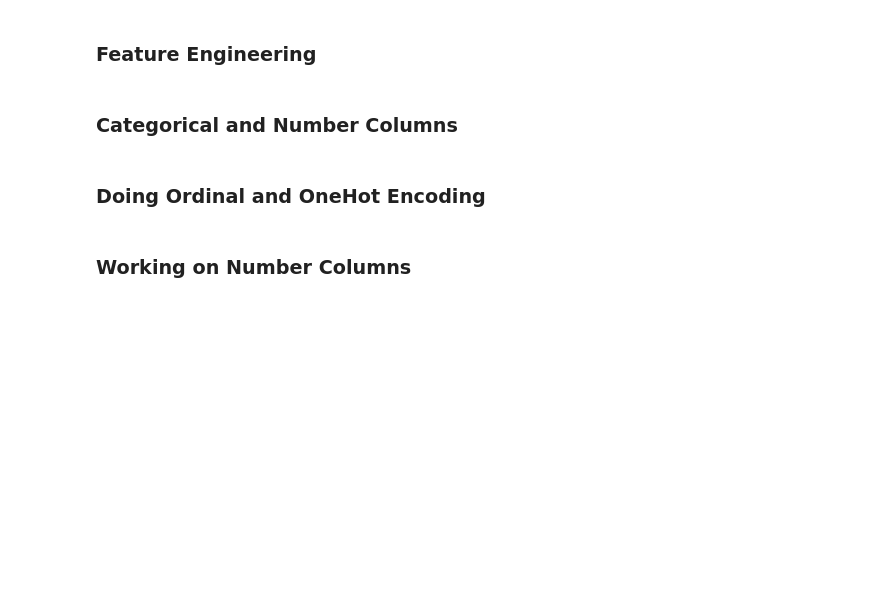
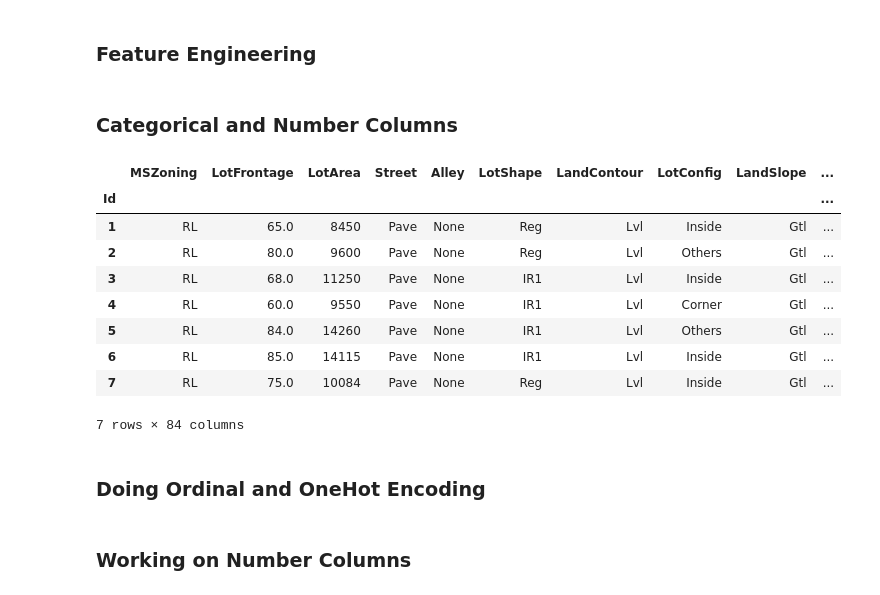
Before and after one commit to antirrabia/Data-Mining, a Jupyter notebook: notebooks/HousePrices(Final).ipynb, the cells around one changed output. Saved outputs shown, nothing was run; the diff lists cells and outputs as text; code cells hidden in the pictures; blank space fills up the shorter version.

```diff
--- a/notebooks/HousePrices(Final).ipynb
+++ b/notebooks/HousePrices(Final).ipynb
@@ -396,13 +396,15 @@ def features_engineering(all_data):
     # merging the clusters with the data frame
     # we got a 'nan' cluster becouse 'MSSubClass' in test
     # has a '150' class that is just in test
-    all_data = all_data.merge(nei_cluster, how='left', on='Neighborhood')
-    all_data.drop(columns='Neighborhood', inplace=True)
+    all_data = all_data.reset_index().merge(nei_cluster, how='left', on='Neighborhood').set_index('Id')
+    # all_data.drop(columns='Neighborhood', inplace=True)
 
-    all_data = all_data.merge(mss_cluster, how='left', on='MSSubClass')
-    all_data.drop(columns='MSSubClass', inplace=True)
+    all_data = all_data.reset_index().merge(mss_cluster, how='left', on='MSSubClass').set_index('Id')
 
-    all_data.reset_index(drop=True, inplace=True)
+    # dropping old columns
+    all_data.drop(columns=['Neighborhood', 'MSSubClass'], inplace=True)
+
+    # all_data.reset_index(drop=True, inplace=True)
 
     # updating the ** new feature ** types
     all_data = all_data.astype( {'PeakMonths':str, 'Finished':str, 'Splited':str,
@@ -664,6 +672,19 @@ set( analyzed_col ) - set( all_d.columns.to_list() )
 # %%
 print('analyzed_col len:', len(analyzed_col))
 print('all_d.columns len', len(all_d.columns.to_list()))
+# %%
+all_d.head(7)
+# %% [output]
+|  | MSZoning | LotFrontage | LotArea | Street | Alley | LotShape | LandContour | LotConfig | LandSlope | ... |
+| Id |  |  |  |  |  |  |  |  |  | ... |
+| 1 | RL | 65.0 | 8450 | Pave | None | Reg | Lvl | Inside | Gtl | ... |
+| 2 | RL | 80.0 | 9600 | Pave | None | Reg | Lvl | Others | Gtl | ... |
+| 3 | RL | 68.0 | 11250 | Pave | None | IR1 | Lvl | Inside | Gtl | ... |
+| 4 | RL | 60.0 | 9550 | Pave | None | IR1 | Lvl | Corner | Gtl | ... |
+| 5 | RL | 84.0 | 14260 | Pave | None | IR1 | Lvl | Others | Gtl | ... |
+| 6 | RL | 85.0 | 14115 | Pave | None | IR1 | Lvl | Inside | Gtl | ... |
+| 7 | RL | 75.0 | 10084 | Pave | None | Reg | Lvl | Inside | Gtl | ... |
+7 rows × 84 columns
 # %% [markdown]
 ### Doing Ordinal and OneHot Encoding
 # %%
```
Also changed, not shown: parts of 3 cells of this notebook.
